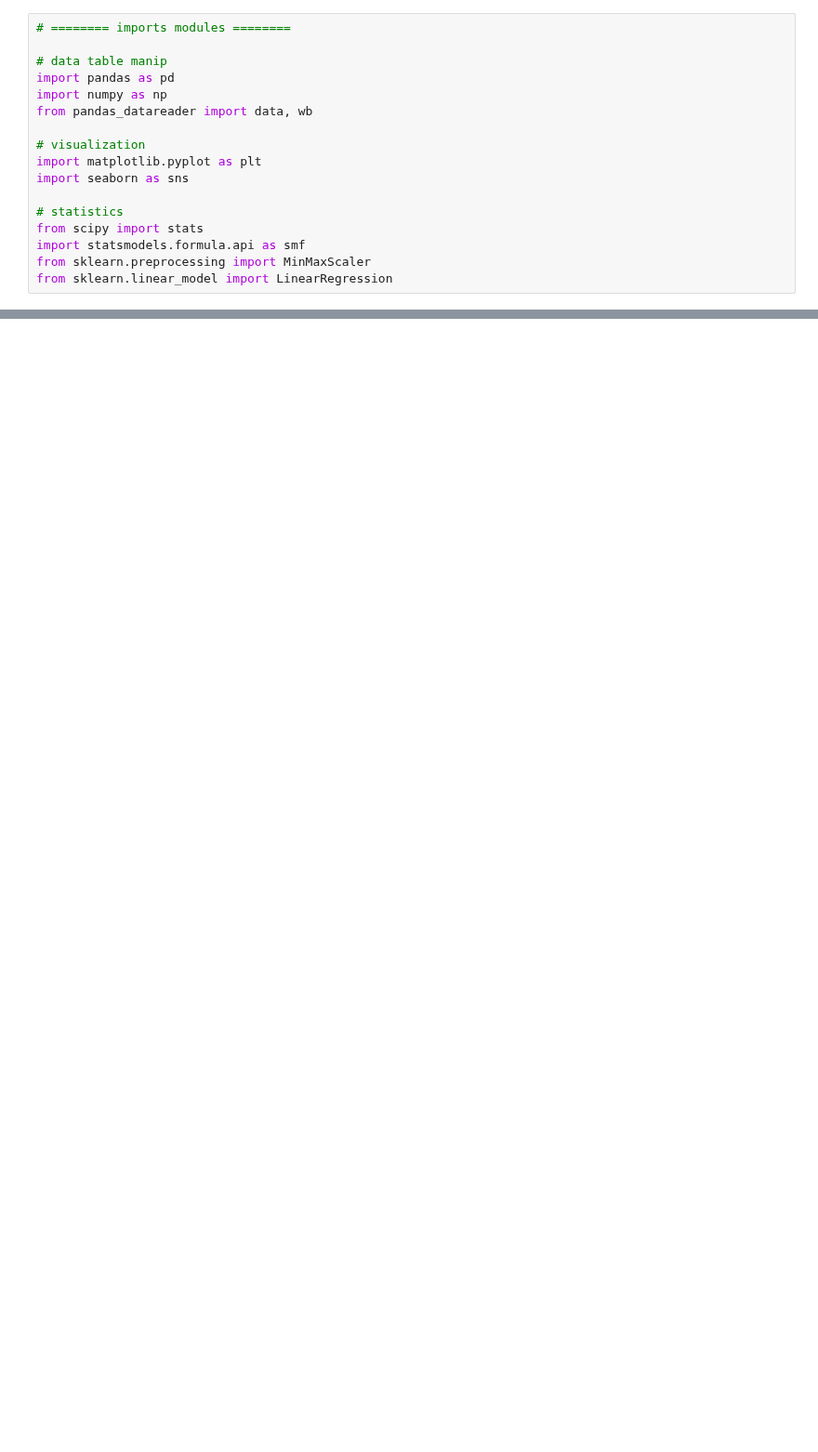
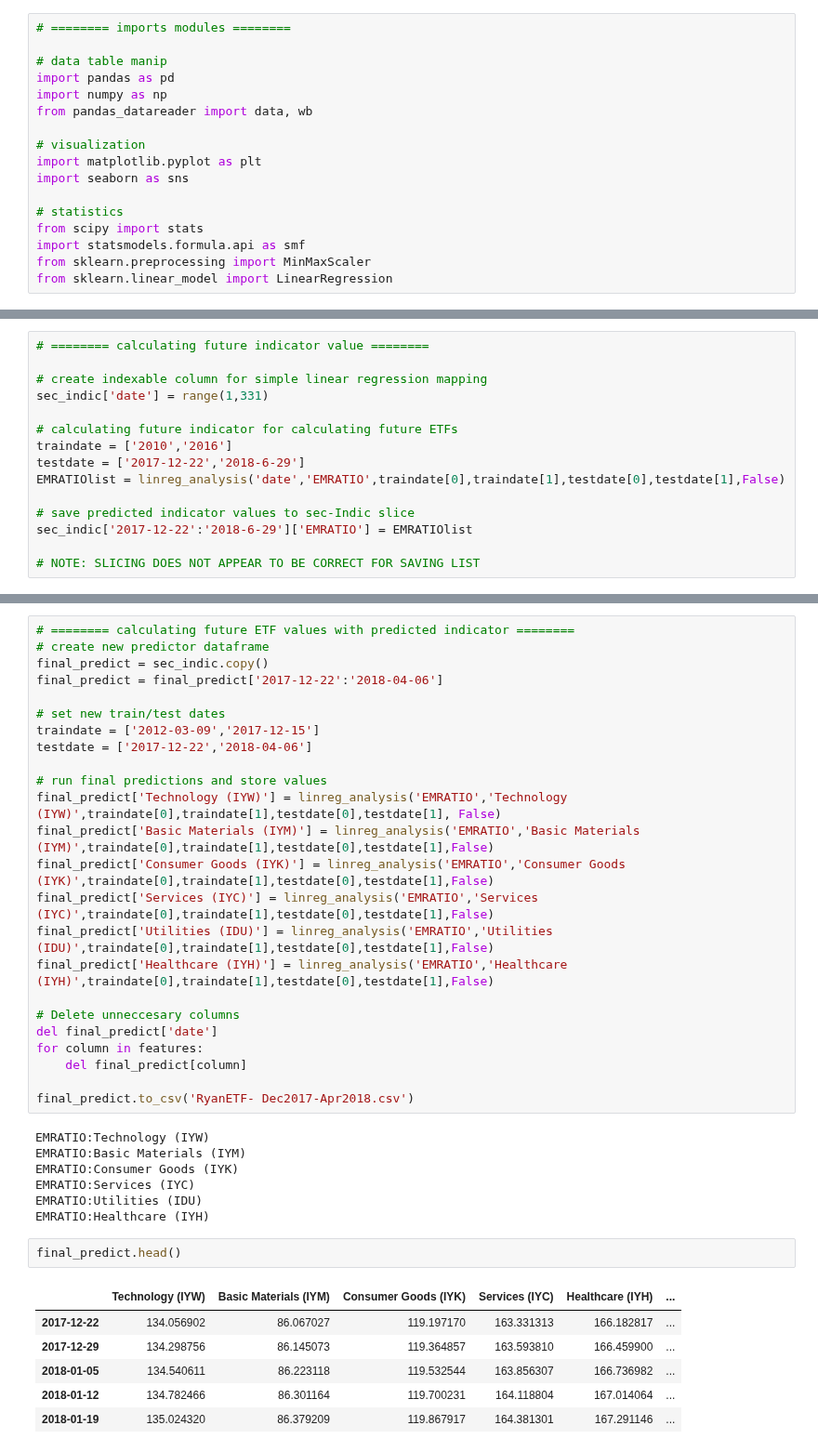
Before and after one commit to kimrharper/data_science_nltk, a Jupyter notebook: stock/stock_predict_final.ipynb, the cells around one changed output, grey strips where cells are left out. Shown at 93% size. Drawn from its saved outputs; the diff is of its cells as text; blank space fills up the shorter version.

```diff
--- a/stock/stock_predict_final.ipynb
+++ b/stock/stock_predict_final.ipynb
@@ -222,0 +208,15 @@ predicted_data
+# %%
+# ======== calculating future indicator value ========
+
+# create indexable column for simple linear regression mapping
+sec_indic['date'] = range(1,331)
+
+# calculating future indicator for calculating future ETFs
+traindate = ['2010','2016']
+testdate = ['2017-12-22','2018-6-29']
+EMRATIOlist = linreg_analysis('date','EMRATIO',traindate[0],traindate[1],testdate[0],testdate[1],False)
+
+# save predicted indicator values to sec-Indic slice
+sec_indic['2017-12-22':'2018-6-29']['EMRATIO'] = EMRATIOlist
+
+# NOTE: SLICING DOES NOT APPEAR TO BE CORRECT FOR SAVING LIST
@@ -222,0 +230,40 @@ predicted_data
+# %%
+# ======== calculating future ETF values with predicted indicator ========
+# create new predictor dataframe
+final_predict = sec_indic.copy()
+final_predict = final_predict['2017-12-22':'2018-04-06']
+
+# set new train/test dates
+traindate = ['2012-03-09','2017-12-15']
+testdate = ['2017-12-22','2018-04-06']
+
+# run final predictions and store values
+final_predict['Technology (IYW)'] = linreg_analysis('EMRATIO','Technology (IYW)',traindate[0],traindate[1],testdate[0],testdate[1], False)
+final_predict['Basic Materials (IYM)'] = linreg_analysis('EMRATIO','Basic Materials (IYM)',traindate[0],traindate[1],testdate[0],testdate[1],False)
+final_predict['Consumer Goods (IYK)'] = linreg_analysis('EMRATIO','Consumer Goods (IYK)',traindate[0],traindate[1],testdate[0],testdate[1],False)
+final_predict['Services (IYC)'] = linreg_analysis('EMRATIO','Services (IYC)',traindate[0],traindate[1],testdate[0],testdate[1],False)
+final_predict['Utilities (IDU)'] = linreg_analysis('EMRATIO','Utilities (IDU)',traindate[0],traindate[1],testdate[0],testdate[1],False)
+final_predict['Healthcare (IYH)'] = linreg_analysis('EMRATIO','Healthcare (IYH)',traindate[0],traindate[1],testdate[0],testdate[1],False)
+
+# Delete unneccesary columns
+del final_predict['date']
+for column in features:
+    del final_predict[column]
+
+final_predict.to_csv('RyanETF- Dec2017-Apr2018.csv')
+# %% [output]
+EMRATIO:Technology (IYW)
+EMRATIO:Basic Materials (IYM)
+EMRATIO:Consumer Goods (IYK)
+EMRATIO:Services (IYC)
+EMRATIO:Utilities (IDU)
+EMRATIO:Healthcare (IYH)
+# %%
+final_predict.head()
+# %% [output]
+|  | Technology (IYW) | Basic Materials (IYM) | Consumer Goods (IYK) | Services (IYC) | Healthcare (IYH) | ... |
+| 2017-12-22 | 134.056902 | 86.067027 | 119.197170 | 163.331313 | 166.182817 | ... |
+| 2017-12-29 | 134.298756 | 86.145073 | 119.364857 | 163.593810 | 166.459900 | ... |
+| 2018-01-05 | 134.540611 | 86.223118 | 119.532544 | 163.856307 | 166.736982 | ... |
+| 2018-01-12 | 134.782466 | 86.301164 | 119.700231 | 164.118804 | 167.014064 | ... |
+| 2018-01-19 | 135.024320 | 86.379209 | 119.867917 | 164.381301 | 167.291146 | ... |
```
Also changed, not shown: parts of 9 cells of this notebook, 1 other file.
